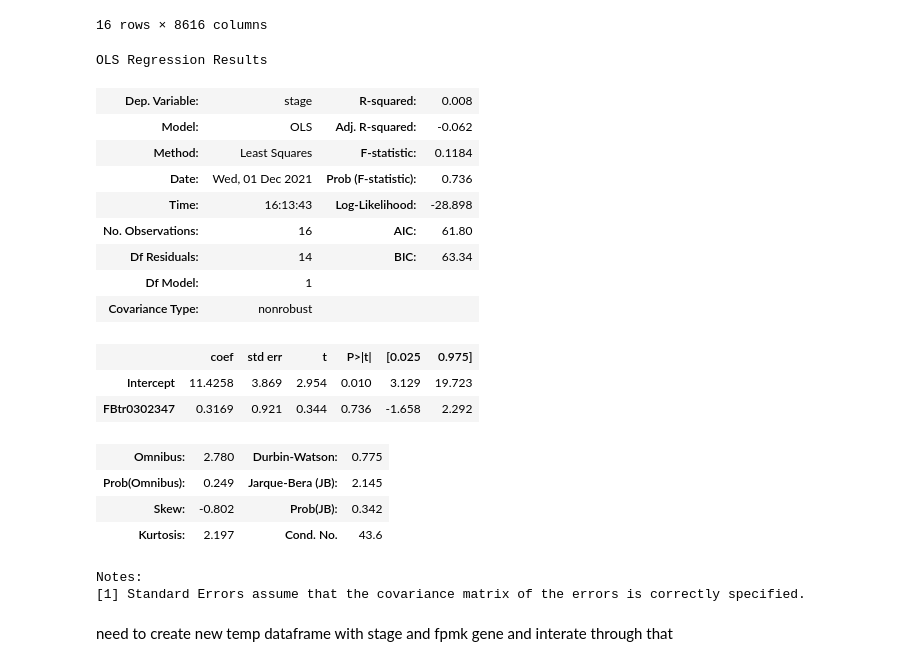
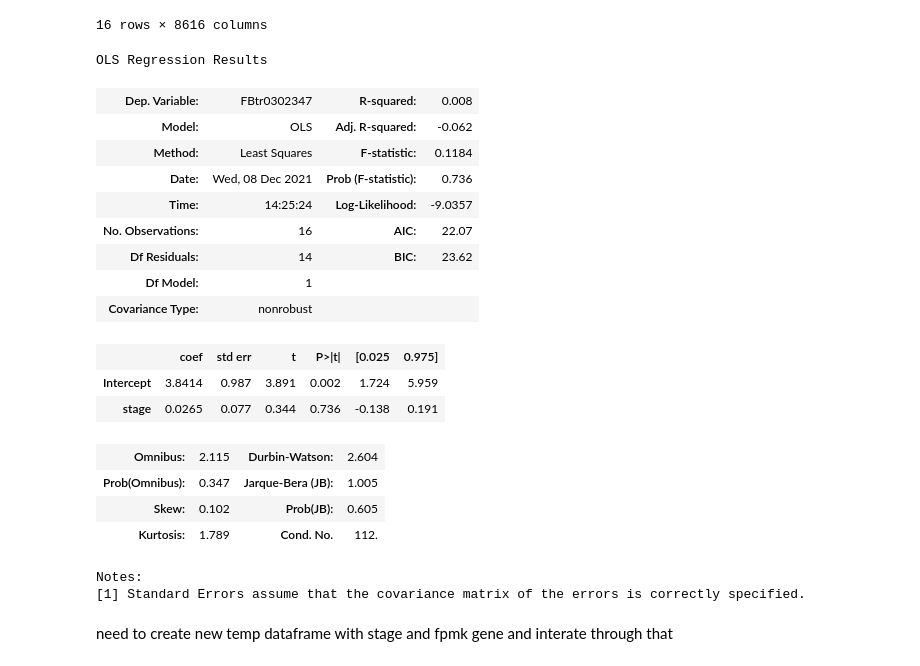
Before and after one commit to rgenner/qbb2021-answers, a Jupyter notebook: week9/Week9_HW.ipynb, the cells around one changed output. Cells and saved outputs as stored; diff of their text form; code cells hidden in the pictures.

```diff
--- a/week9/Week9_HW.ipynb
+++ b/week9/Week9_HW.ipynb
@@ -356,27 +354,27 @@ FPKM_flipped
 | 15 | female_14D | 4.112914 | 4.665883 | 4.516802 | 6.280001 | 6.410012 | 5.210168 | -3.321928 | ... |
 16 rows × 8616 columns
 # %%
-FPKM_x = smf.ols(formula = "stage ~ FBtr0302347", data = FPKM_flipped)
+FPKM_x = smf.ols(formula = "FBtr0302347 ~ stage", data = FPKM_flipped)
 results = FPKM_x.fit()
 results.summary()
 # %% [output]
 OLS Regression Results
-| Dep. Variable: | stage | R-squared: | 0.008 |
+| Dep. Variable: | FBtr0302347 | R-squared: | 0.008 |
 | Model: | OLS | Adj. R-squared: | -0.062 |
 | Method: | Least Squares | F-statistic: | 0.1184 |
-| Date: | Wed, 01 Dec 2021 | Prob (F-statistic): | 0.736 |
-| Time: | 16:13:43 | Log-Likelihood: | -28.898 |
-| No. Observations: | 16 | AIC: | 61.80 |
-| Df Residuals: | 14 | BIC: | 63.34 |
+| Date: | Wed, 08 Dec 2021 | Prob (F-statistic): | 0.736 |
+| Time: | 14:25:24 | Log-Likelihood: | -9.0357 |
+| No. Observations: | 16 | AIC: | 22.07 |
+| Df Residuals: | 14 | BIC: | 23.62 |
 | Df Model: | 1 |  |  |
 | Covariance Type: | nonrobust |  |  |
 |  | coef | std err | t | P>|t| | [0.025 | 0.975] |
-| Intercept | 11.4258 | 3.869 | 2.954 | 0.010 | 3.129 | 19.723 |
-| FBtr0302347 | 0.3169 | 0.921 | 0.344 | 0.736 | -1.658 | 2.292 |
+| Intercept | 3.8414 | 0.987 | 3.891 | 0.002 | 1.724 | 5.959 |
+| stage | 0.0265 | 0.077 | 0.344 | 0.736 | -0.138 | 0.191 |
-| Omnibus: | 2.780 | Durbin-Watson: | 0.775 |
-| Prob(Omnibus): | 0.249 | Jarque-Bera (JB): | 2.145 |
-| Skew: | -0.802 | Prob(JB): | 0.342 |
-| Kurtosis: | 2.197 | Cond. No. | 43.6 |
+| Omnibus: | 2.115 | Durbin-Watson: | 2.604 |
+| Prob(Omnibus): | 0.347 | Jarque-Bera (JB): | 1.005 |
+| Skew: | 0.102 | Prob(JB): | 0.605 |
+| Kurtosis: | 1.789 | Cond. No. | 112. |
 Notes:
 [1] Standard Errors assume that the covariance matrix of the errors is correctly specified.
 # %% [markdown]
```
Also changed, not shown: parts of 22 cells of this notebook.
